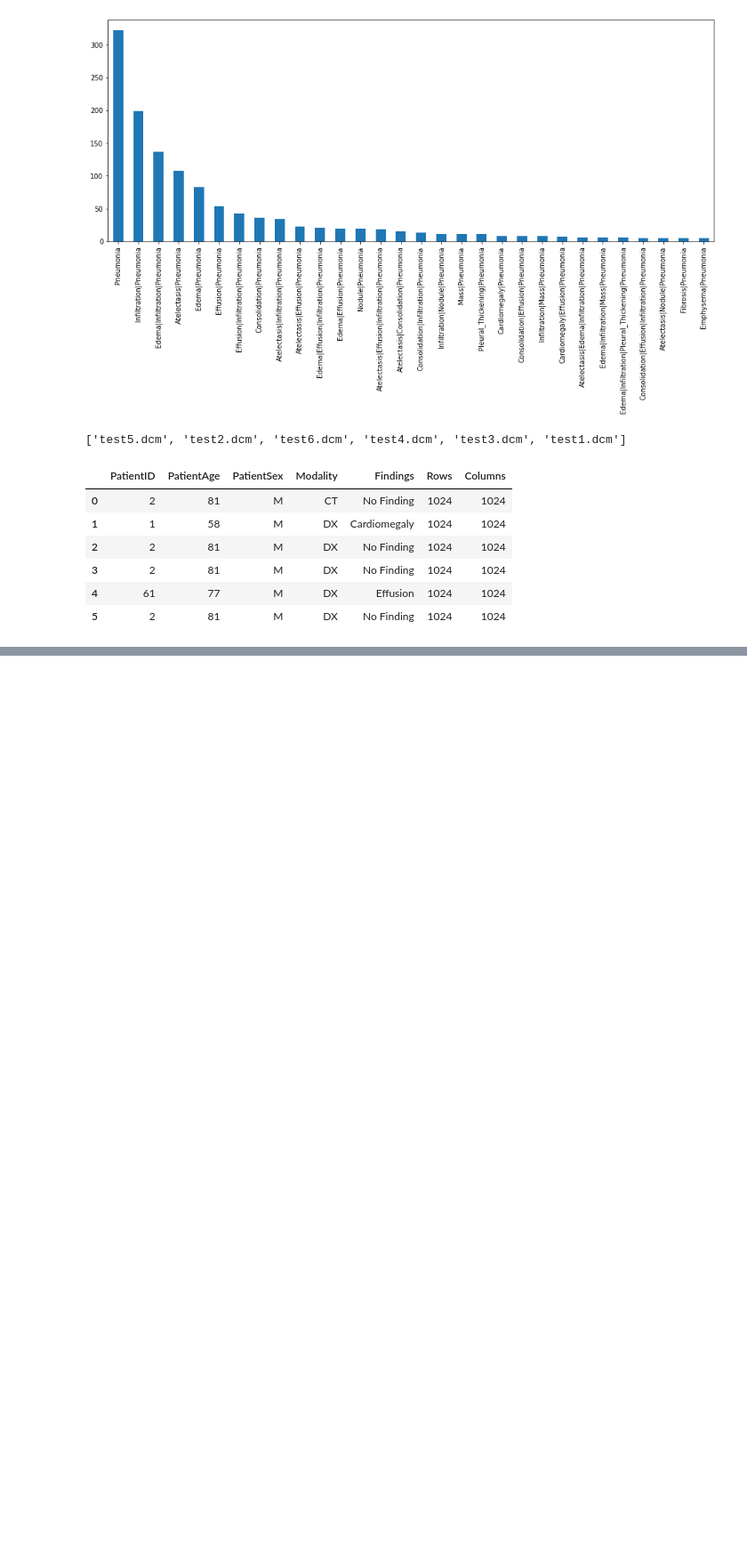
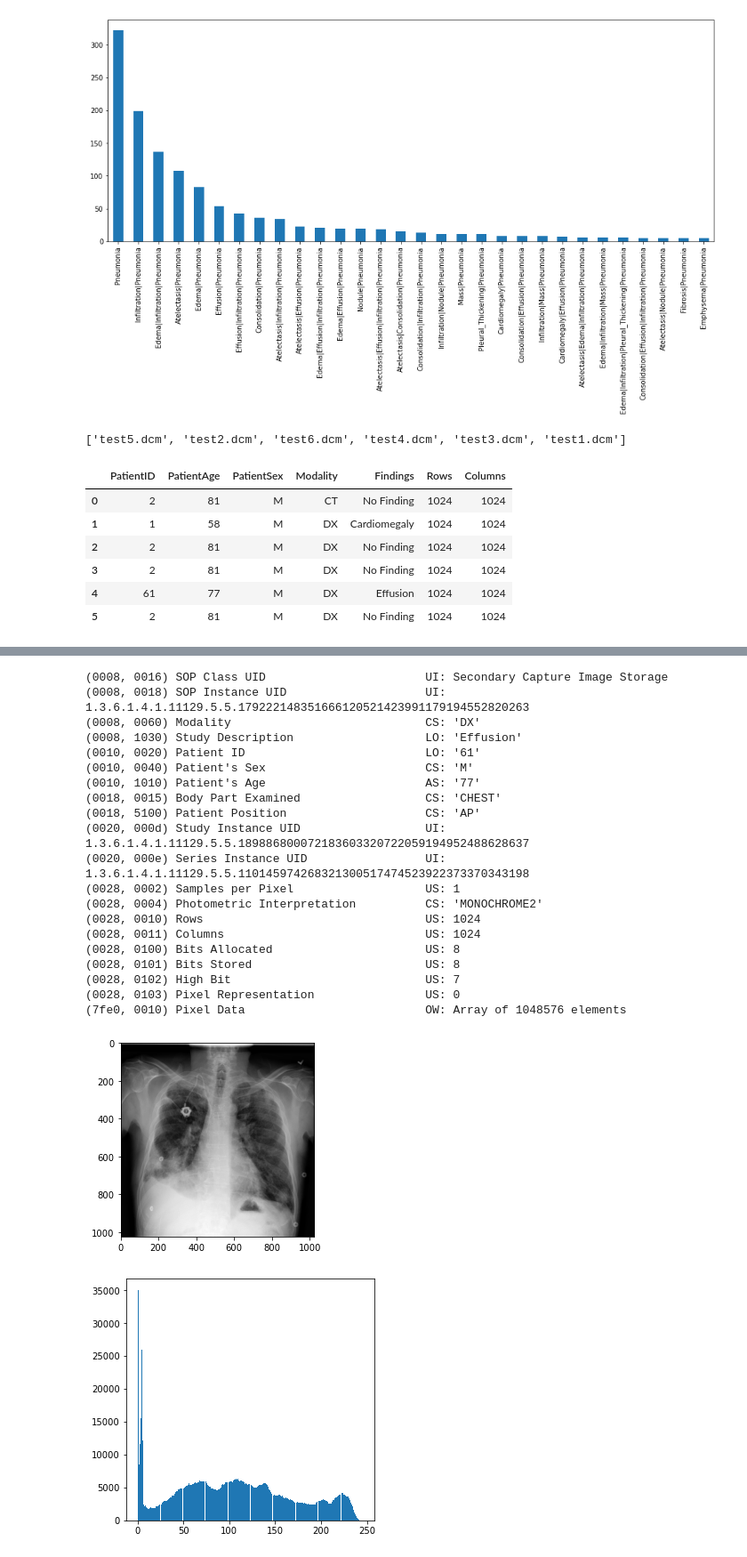
Before and after one commit to TRoboto/Udacity, a Jupyter notebook: AI for Healthcare Nanodegree/Project - Pneumonia Detection from Chest X-Rays/EDA.ipynb, the cells around one changed output, grey strips where cells are left out. Shown at 89% size. Drawn from its saved outputs; the diff is of its cells as text; code cells hidden in the pictures; blank space fills up the shorter version.

```diff
--- a/AI for Healthcare Nanodegree/Project - Pneumonia Detection from Chest X-Rays/EDA.ipynb
+++ b/AI for Healthcare Nanodegree/Project - Pneumonia Detection from Chest X-Rays/EDA.ipynb
@@ -179,0 +245,48 @@ mydata
+# %%
+# Patient with "Effusion"
+# Using the imshow to show the image based on the pixel_array
+dcm_4 = pydicom.dcmread('test3.dcm')
+print(dcm_4)
+dcm_4_array = dcm_4.pixel_array
+
+#Plotting the images
+plt.imshow(dcm_4_array,cmap='gray')
+plt.show()
+
+plt.figure(figsize=(5,5))
+plt.hist(dcm_4_array.ravel(), bins=256)
+plt.show()
+
+
+# Making the normalization
+dmc_4_mean = np.mean(dcm_4_array)
+dcm_4_std= np.std(dcm_4_array)
+new_dcm_4 = dcm_4_array.copy()
+dcm_4_standard = (new_dcm_4 - dmc_4_mean)/dcm_4_std
+
+plt.figure(figsize=(5,5))
+plt.hist(dcm_4_standard.ravel(), bins=256)
+plt.show()
+# %% [output]
+(0008, 0016) SOP Class UID                       UI: Secondary Capture Image Storage
+(0008, 0018) SOP Instance UID                    UI: 1.3.6.1.4.1.11129.5.5.179222148351666120521423991179194552820263
+(0008, 0060) Modality                            CS: 'DX'
+(0008, 1030) Study Description                   LO: 'Effusion'
+(0010, 0020) Patient ID                          LO: '61'
+(0010, 0040) Patient's Sex                       CS: 'M'
+(0010, 1010) Patient's Age                       AS: '77'
+(0018, 0015) Body Part Examined                  CS: 'CHEST'
+(0018, 5100) Patient Position                    CS: 'AP'
+(0020, 000d) Study Instance UID                  UI: 1.3.6.1.4.1.11129.5.5.189886800072183603320722059194952488628637
+(0020, 000e) Series Instance UID                 UI: 1.3.6.1.4.1.11129.5.5.110145974268321300517474523922373370343198
+(0028, 0002) Samples per Pixel                   US: 1
+(0028, 0004) Photometric Interpretation          CS: 'MONOCHROME2'
+(0028, 0010) Rows                                US: 1024
+(0028, 0011) Columns                             US: 1024
+(0028, 0100) Bits Allocated                      US: 8
+(0028, 0101) Bits Stored                         US: 8
+(0028, 0102) High Bit                            US: 7
+(0028, 0103) Pixel Representation                US: 0
+(7fe0, 0010) Pixel Data                          OW: Array of 1048576 elements
+[figure, added]
+[figure, added]
```
Also changed, not shown: parts of 15 cells of this notebook.
